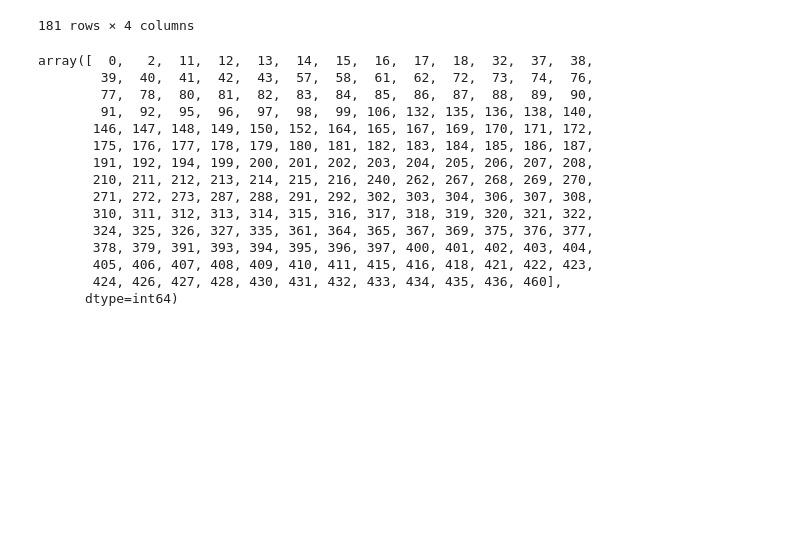
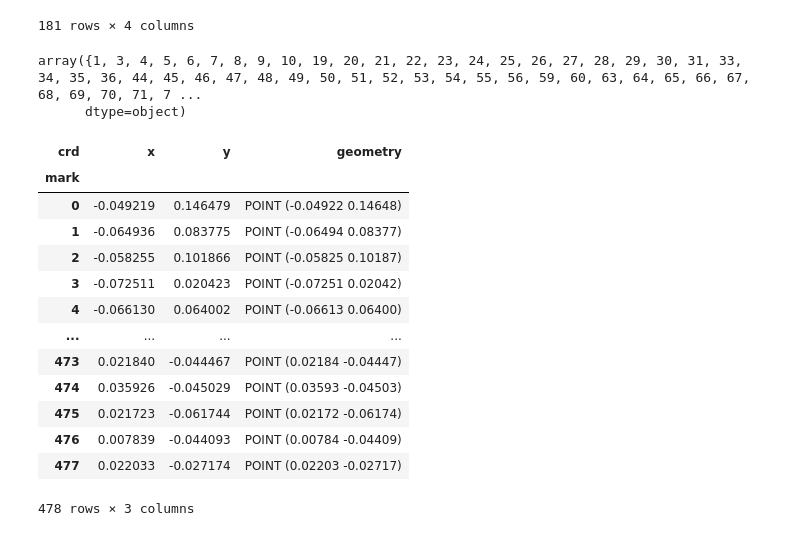
Before and after one commit to openSourcerer9000/fugazey, a Jupyter notebook: _bouncepts.ipynb, the cells around one changed output. Saved outputs shown, nothing was run; the diff lists cells and outputs as text; code cells hidden in the pictures; blank space fills up the shorter version.

```diff
--- a/_bouncepts.ipynb
+++ b/_bouncepts.ipynb
@@ -47,21 +66,25 @@ df
 | 179 | 436 | 0.028838 | 0.131766 | POINT (0.02884 0.13177) |
 | 180 | 460 | -0.022522 | 0.091188 | POINT (-0.02252 0.09119) |
 181 rows × 4 columns
-# %%
-df.mark.unique()
-# %% [output]
-array([  0,   2,  11,  12,  13,  14,  15,  16,  17,  18,  32,  37,  38,
-        39,  40,  41,  42,  43,  57,  58,  61,  62,  72,  73,  74,  76,
-        77,  78,  80,  81,  82,  83,  84,  85,  86,  87,  88,  89,  90,
-        91,  92,  95,  96,  97,  98,  99, 106, 132, 135, 136, 138, 140,
-       146, 147, 148, 149, 150, 152, 164, 165, 167, 169, 170, 171, 172,
-       175, 176, 177, 178, 179, 180, 181, 182, 183, 184, 185, 186, 187,
-       191, 192, 194, 199, 200, 201, 202, 203, 204, 205, 206, 207, 208,
-       210, 211, 212, 213, 214, 215, 216, 240, 262, 267, 268, 269, 270,
-       271, 272, 273, 287, 288, 291, 292, 302, 303, 304, 306, 307, 308,
-       310, 311, 312, 313, 314, 315, 316, 317, 318, 319, 320, 321, 322,
-       324, 325, 326, 327, 335, 361, 364, 365, 367, 369, 375, 376, 377,
-       378, 379, 391, 393, 394, 395, 396, 397, 400, 401, 402, 403, 404,
-       405, 406, 407, 408, 409, 410, 411, 415, 416, 418, 421, 422, 423,
-       424, 426, 427, 428, 430, 431, 432, 433, 434, 435, 436, 460],
-      dtype=int64)
+# %%
+np.array(set(lm.index) - set(df.mark.unique()))
+# %% [output]
+array({1, 3, 4, 5, 6, 7, 8, 9, 10, 19, 20, 21, 22, 23, 24, 25, 26, 27, 28, 29, 30, 31, 33, 34, 35, 36, 44, 45, 46, 47, 48, 49, 50, 51, 52, 53, 54, 55, 56, 59, 60, 63, 64, 65, 66, 67, 68, 69, 70, 71, 7 ...
+      dtype=object)
+# %%
+lm
+# %% [output]
+| crd | x | y | geometry |
+| mark |  |  |  |
+| 0 | -0.049219 | 0.146479 | POINT (-0.04922 0.14648) |
+| 1 | -0.064936 | 0.083775 | POINT (-0.06494 0.08377) |
+| 2 | -0.058255 | 0.101866 | POINT (-0.05825 0.10187) |
+| 3 | -0.072511 | 0.020423 | POINT (-0.07251 0.02042) |
+| 4 | -0.066130 | 0.064002 | POINT (-0.06613 0.06400) |
+| ... | ... | ... | ... |
+| 473 | 0.021840 | -0.044467 | POINT (0.02184 -0.04447) |
+| 474 | 0.035926 | -0.045029 | POINT (0.03593 -0.04503) |
+| 475 | 0.021723 | -0.061744 | POINT (0.02172 -0.06174) |
+| 476 | 0.007839 | -0.044093 | POINT (0.00784 -0.04409) |
+| 477 | 0.022033 | -0.027174 | POINT (0.02203 -0.02717) |
+478 rows × 3 columns
```
Also changed, not shown: parts of 4 cells of this notebook, 11 other files.
